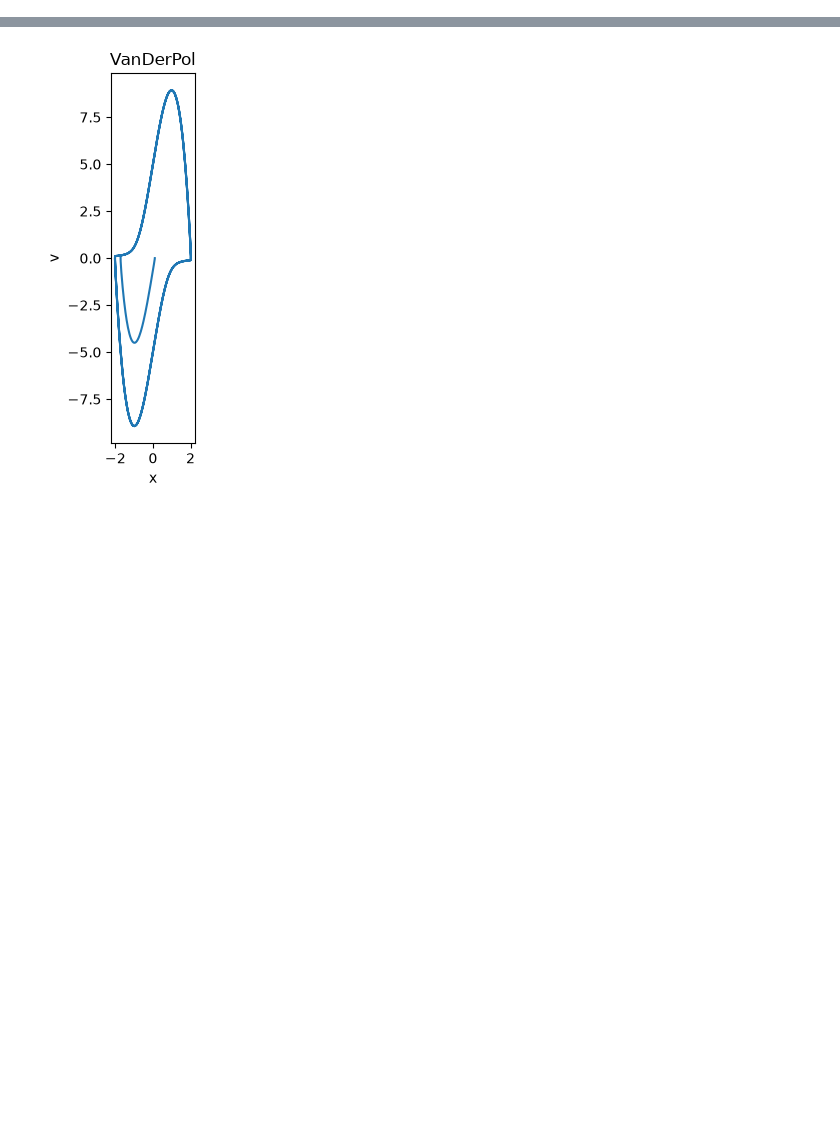
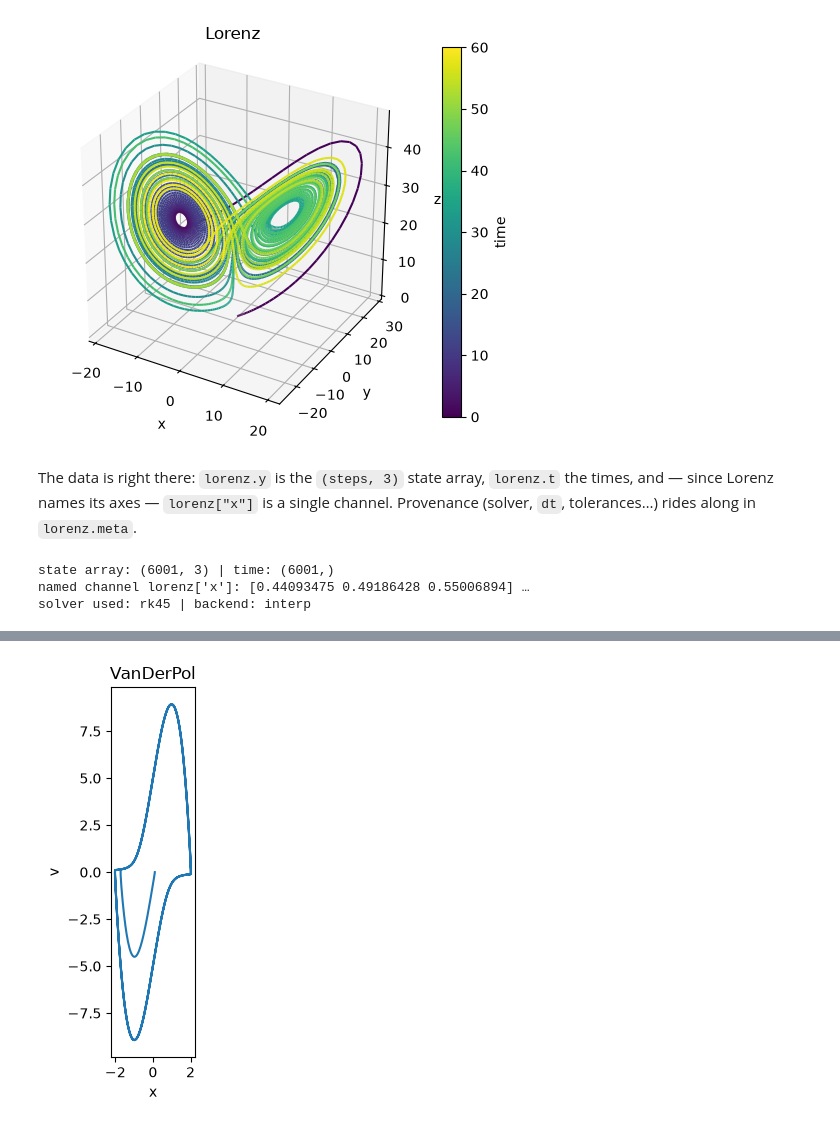
Before and after one commit to El3ssar/tsdynamics-workshop, a Jupyter notebook: workshop_express.ipynb, the cells around one changed output, grey strips where cells are left out. Drawn from its saved outputs; the diff is of its cells as text; code cells hidden in the pictures; blank space fills up the shorter version.

```diff
--- a/workshop_express.ipynb
+++ b/workshop_express.ipynb
@@ -159,0 +51,17 @@ everything, for free.
+# %%
+lorenz = ts.Lorenz().integrate(final_time=60.0, dt=0.01)
+lorenz.plot(kind="phase_portrait_3d", color_by="time")     # the Trajectory renders itself
+# %% [output]
+[figure, added]
+# %% [markdown]
+The data is right there: `lorenz.y` is the `(steps, 3)` state array, `lorenz.t` the times, and — since
+Lorenz names its axes — `lorenz["x"]` is a single channel. Provenance (solver, `dt`, tolerances…) rides
+along in `lorenz.meta`.
+# %%
+print("state array:", lorenz.y.shape, "| time:", lorenz.t.shape)
+print("named channel lorenz['x']:", lorenz["x"][:3], "…")
+print("solver used:", lorenz.meta["method"], "| backend:", lorenz.meta["backend"])
+# %% [output]
+state array: (6001, 3) | time: (6001,)
+named channel lorenz['x']: [0.44093475 0.49186428 0.55006894] …
+solver used: rk45 | backend: interp
```
Also changed, not shown: parts of 61 cells of this notebook, 2 other files.
